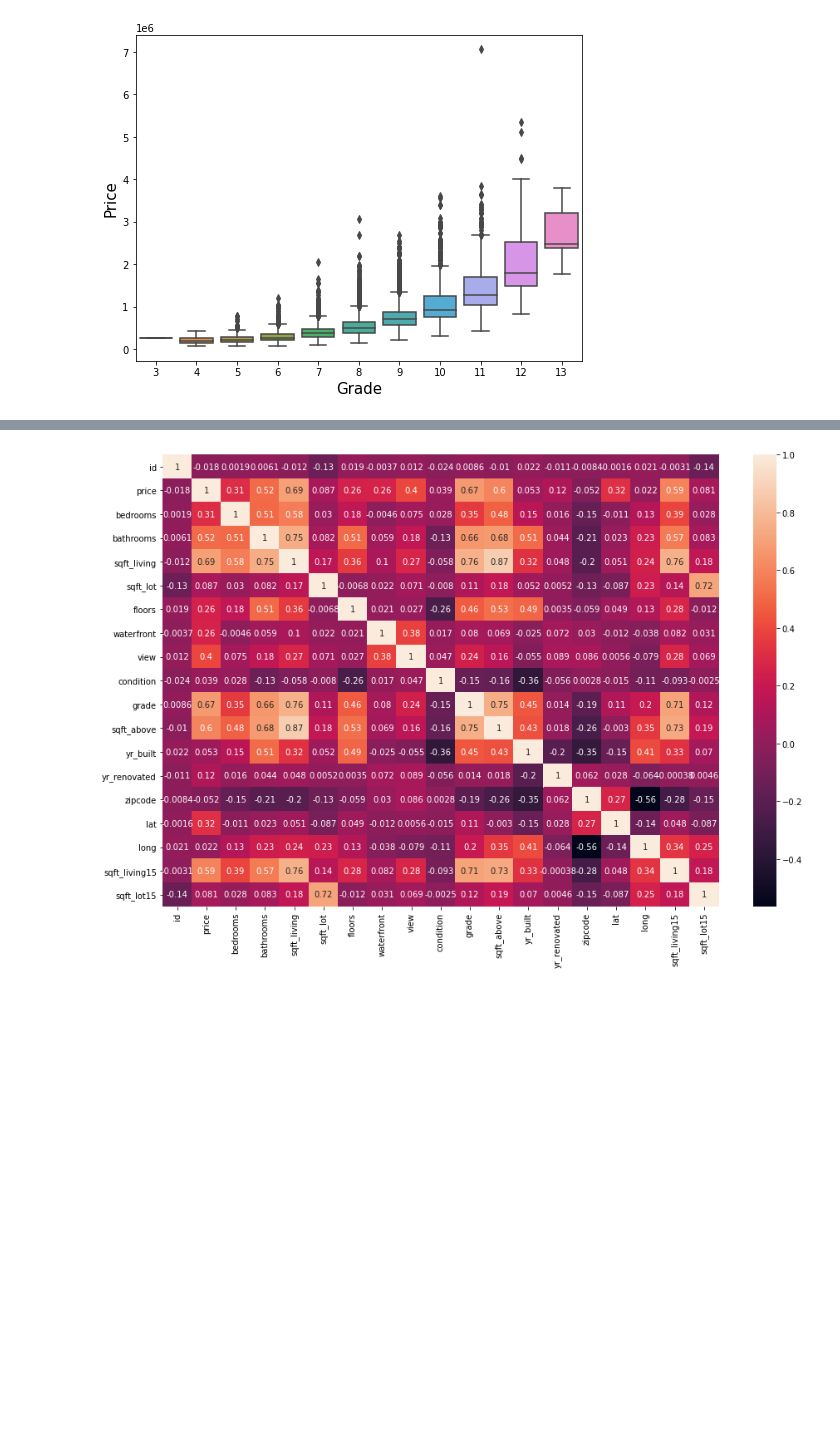
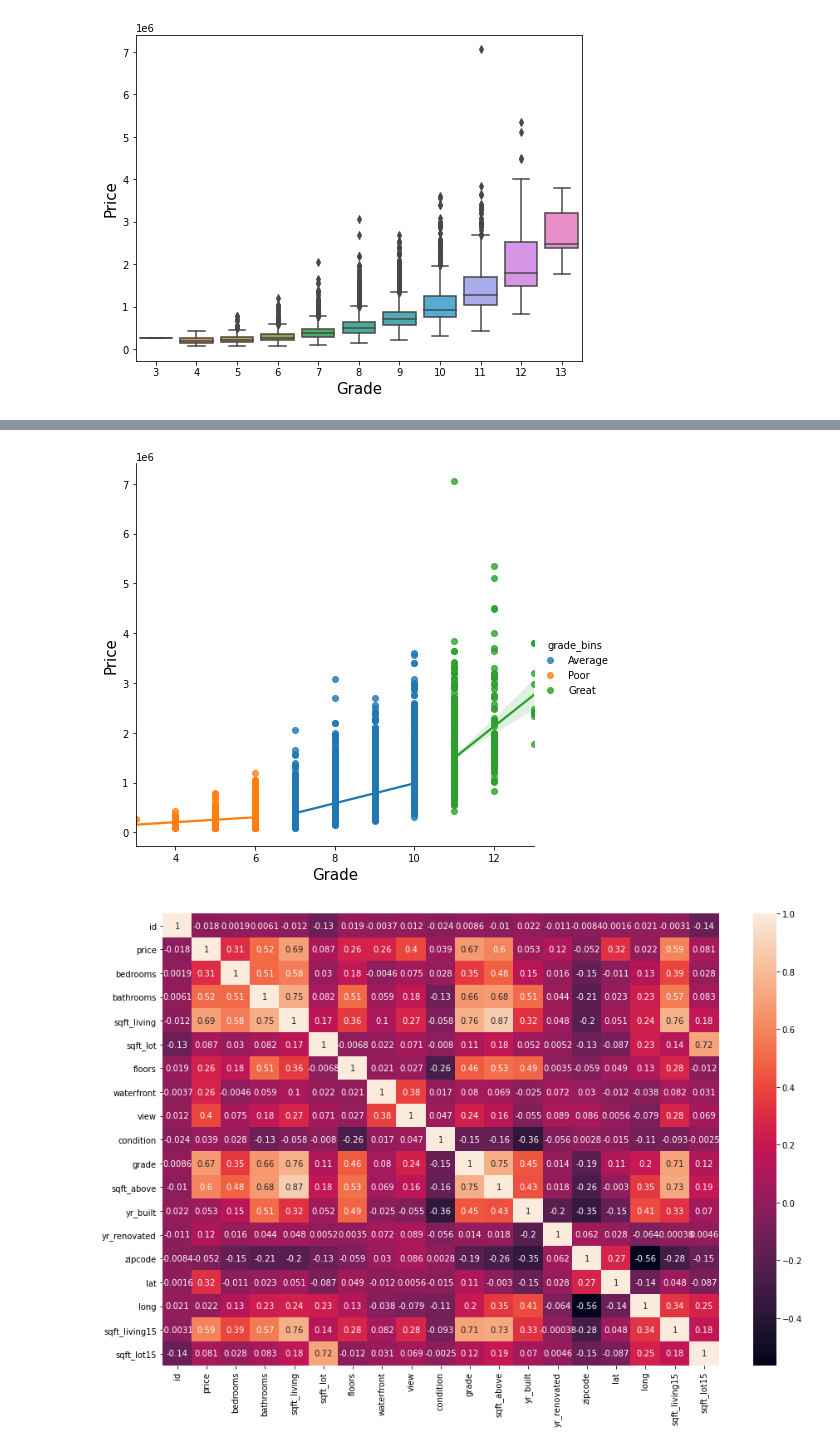
Before and after one commit to asval211/king_county_housing_data, a Jupyter notebook: notebooks/exploratory/Alex/lower_end.ipynb, the cells around one changed output, grey strips where cells are left out. Saved outputs shown, nothing was run; the diff lists cells and outputs as text; code cells hidden in the pictures; blank space fills up the shorter version.

```diff
--- a/notebooks/exploratory/Alex/lower_end.ipynb
+++ b/notebooks/exploratory/Alex/lower_end.ipynb
@@ -178,3 +262,12 @@ Text(0, 0.5, 'Price')
+# %%
+sns.lmplot(x='grade', y='price', data=df_new, hue='grade_bins', height=6)
+
+plt.ylabel('Price', size=15)
+plt.xlabel('Grade', size=15)
+
+plt.show()
+# %% [output]
+[figure, added]
 # %%
 # Heatmap showing correlations
 plt.figure(figsize=(15,10))
```
Also changed, not shown: parts of 43 cells of this notebook, 1 other file.
